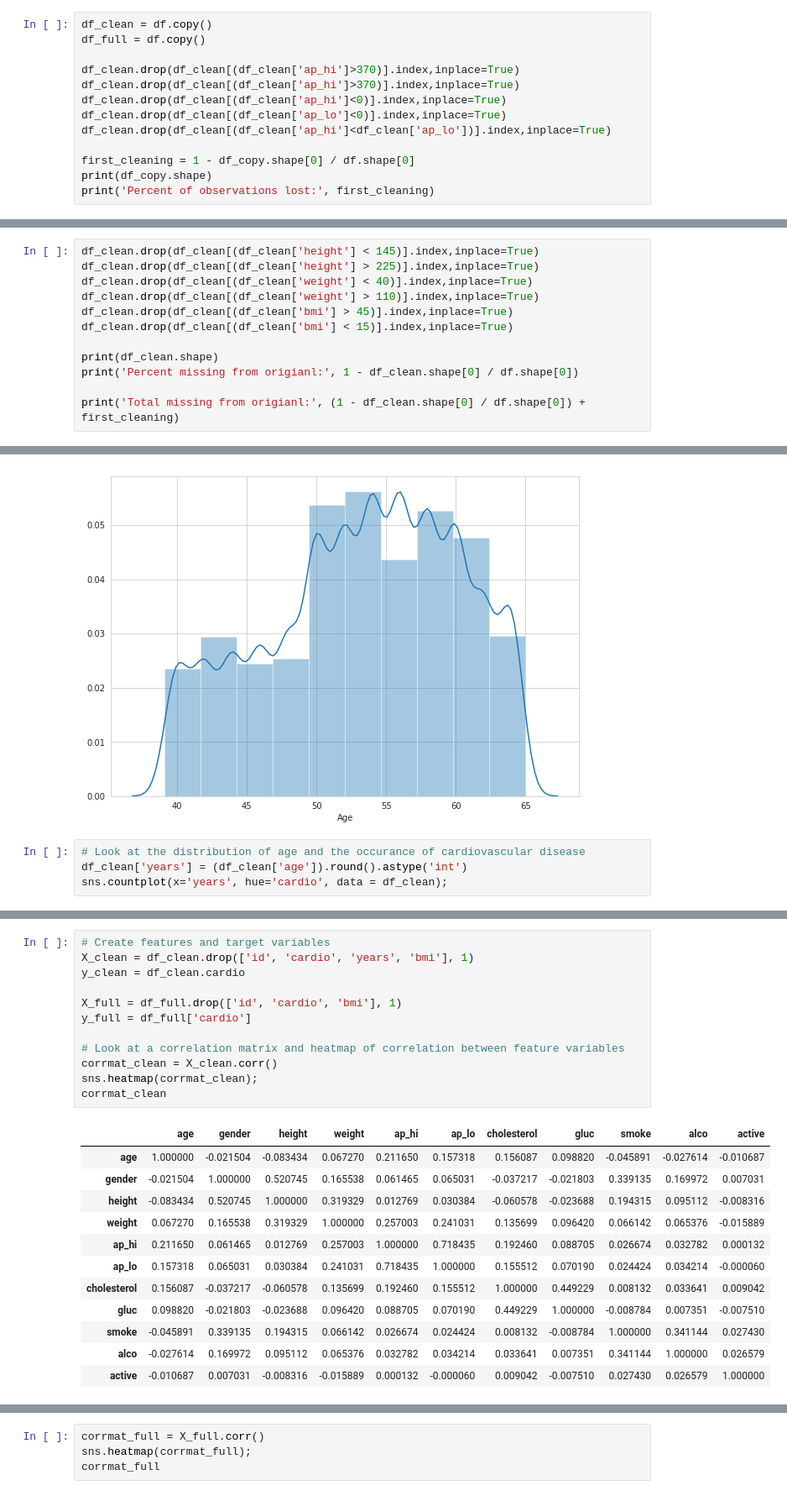
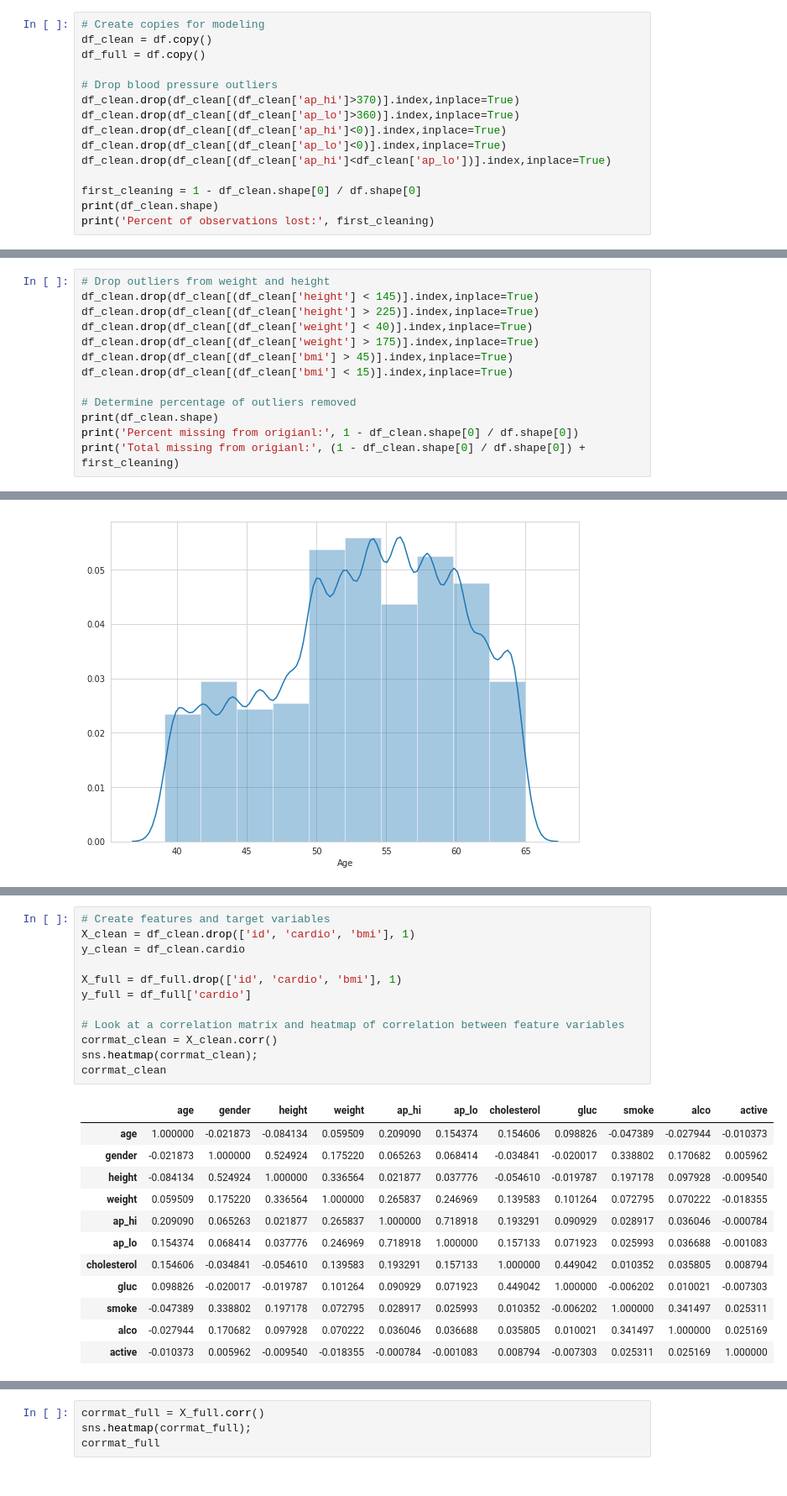
Before and after one commit to nojstradamus/capstone-unit-3, a Jupyter notebook: Capstone_2_2.ipynb, the cells around one changed output, grey strips where cells are left out. Shown at 84% size. Saved outputs shown, nothing was run; the diff lists cells and outputs as text.

```diff
--- a/Capstone_2_2.ipynb
+++ b/Capstone_2_2.ipynb
@@ -124,14 +133,16 @@ print(df[df['ap_hi'] < df['ap_lo']].shape)
 # %%
+# Create copies for modeling
 df_clean = df.copy()
 df_full = df.copy()
 
+# Drop blood pressure outliers
 df_clean.drop(df_clean[(df_clean['ap_hi']>370)].index,inplace=True)
-df_clean.drop(df_clean[(df_clean['ap_hi']>370)].index,inplace=True)
+df_clean.drop(df_clean[(df_clean['ap_lo']>360)].index,inplace=True)
 df_clean.drop(df_clean[(df_clean['ap_hi']<0)].index,inplace=True)
 df_clean.drop(df_clean[(df_clean['ap_lo']<0)].index,inplace=True)
 df_clean.drop(df_clean[(df_clean['ap_hi']<df_clean['ap_lo'])].index,inplace=True)
 
-first_cleaning = 1 - df_copy.shape[0] / df.shape[0]
-print(df_copy.shape)
+first_cleaning = 1 - df_clean.shape[0] / df.shape[0]
+print(df_clean.shape)
 print('Percent of observations lost:', first_cleaning)
 # %% [output]
@@ -162,15 +175,16 @@ print(df_clean[df_clean['bmi'] < 15].shape)
 (579, 14)
 (26, 14)
 # %%
+# Drop outliers from weight and height
 df_clean.drop(df_clean[(df_clean['height'] < 145)].index,inplace=True)
 df_clean.drop(df_clean[(df_clean['height'] > 225)].index,inplace=True)
 df_clean.drop(df_clean[(df_clean['weight'] < 40)].index,inplace=True)
-df_clean.drop(df_clean[(df_clean['weight'] > 110)].index,inplace=True)
+df_clean.drop(df_clean[(df_clean['weight'] > 175)].index,inplace=True)
 df_clean.drop(df_clean[(df_clean['bmi'] > 45)].index,inplace=True)
 df_clean.drop(df_clean[(df_clean['bmi'] < 15)].index,inplace=True)
 
+# Determine percentage of outliers removed
 print(df_clean.shape)
 print('Percent missing from origianl:', 1 - df_clean.shape[0] / df.shape[0])
-
 print('Total missing from origianl:', (1 - df_clean.shape[0] / df.shape[0]) + first_cleaning)
 # %% [output]
@@ -197,7 +212,3 @@ plt.xlabel('Age')
 # %% [output]
 Text(0.5, 0, 'Age')
 [figure]
-# %%
-# Look at the distribution of age and the occurance of cardiovascular disease
-df_clean['years'] = (df_clean['age']).round().astype('int')
-sns.countplot(x='years', hue='cardio', data = df_clean);
@@ -212,28 +301,28 @@ print(df_full.shape)
 # %%
 # Create features and target variables
-X_clean = df_clean.drop(['id', 'cardio', 'years', 'bmi'], 1)
+X_clean = df_clean.drop(['id', 'cardio', 'bmi'], 1)
 y_clean = df_clean.cardio
 
 X_full = df_full.drop(['id', 'cardio', 'bmi'], 1)
 y_full = df_full['cardio']
 
 # Look at a correlation matrix and heatmap of correlation between feature variables
 corrmat_clean = X_clean.corr()
 sns.heatmap(corrmat_clean);
 corrmat_clean
 # %% [output]
 |  | age | gender | height | weight | ap_hi | ap_lo | cholesterol | gluc | smoke | alco | active |
-| age | 1.000000 | -0.021504 | -0.083434 | 0.067270 | 0.211650 | 0.157318 | 0.156087 | 0.098820 | -0.045891 | -0.027614 | -0.010687 |
-| gender | -0.021504 | 1.000000 | 0.520745 | 0.165538 | 0.061465 | 0.065031 | -0.037217 | -0.021803 | 0.339135 | 0.169972 | 0.007031 |
-| height | -0.083434 | 0.520745 | 1.000000 | 0.319329 | 0.012769 | 0.030384 | -0.060578 | -0.023688 | 0.194315 | 0.095112 | -0.008316 |
-| weight | 0.067270 | 0.165538 | 0.319329 | 1.000000 | 0.257003 | 0.241031 | 0.135699 | 0.096420 | 0.066142 | 0.065376 | -0.015889 |
-| ap_hi | 0.211650 | 0.061465 | 0.012769 | 0.257003 | 1.000000 | 0.718435 | 0.192460 | 0.088705 | 0.026674 | 0.032782 | 0.000132 |
-| ap_lo | 0.157318 | 0.065031 | 0.030384 | 0.241031 | 0.718435 | 1.000000 | 0.155512 | 0.070190 | 0.024424 | 0.034214 | -0.000060 |
-| cholesterol | 0.156087 | -0.037217 | -0.060578 | 0.135699 | 0.192460 | 0.155512 | 1.000000 | 0.449229 | 0.008132 | 0.033641 | 0.009042 |
-| gluc | 0.098820 | -0.021803 | -0.023688 | 0.096420 | 0.088705 | 0.070190 | 0.449229 | 1.000000 | -0.008784 | 0.007351 | -0.007510 |
-| smoke | -0.045891 | 0.339135 | 0.194315 | 0.066142 | 0.026674 | 0.024424 | 0.008132 | -0.008784 | 1.000000 | 0.341144 | 0.027430 |
-| alco | -0.027614 | 0.169972 | 0.095112 | 0.065376 | 0.032782 | 0.034214 | 0.033641 | 0.007351 | 0.341144 | 1.000000 | 0.026579 |
-| active | -0.010687 | 0.007031 | -0.008316 | -0.015889 | 0.000132 | -0.000060 | 0.009042 | -0.007510 | 0.027430 | 0.026579 | 1.000000 |
+| age | 1.000000 | -0.021873 | -0.084134 | 0.059509 | 0.209090 | 0.154374 | 0.154606 | 0.098826 | -0.047389 | -0.027944 | -0.010373 |
+| gender | -0.021873 | 1.000000 | 0.524924 | 0.175220 | 0.065263 | 0.068414 | -0.034841 | -0.020017 | 0.338802 | 0.170682 | 0.005962 |
+| height | -0.084134 | 0.524924 | 1.000000 | 0.336564 | 0.021877 | 0.037776 | -0.054610 | -0.019787 | 0.197178 | 0.097928 | -0.009540 |
+| weight | 0.059509 | 0.175220 | 0.336564 | 1.000000 | 0.265837 | 0.246969 | 0.139583 | 0.101264 | 0.072795 | 0.070222 | -0.018355 |
+| ap_hi | 0.209090 | 0.065263 | 0.021877 | 0.265837 | 1.000000 | 0.718918 | 0.193291 | 0.090929 | 0.028917 | 0.036046 | -0.000784 |
+| ap_lo | 0.154374 | 0.068414 | 0.037776 | 0.246969 | 0.718918 | 1.000000 | 0.157133 | 0.071923 | 0.025993 | 0.036688 | -0.001083 |
+| cholesterol | 0.154606 | -0.034841 | -0.054610 | 0.139583 | 0.193291 | 0.157133 | 1.000000 | 0.449042 | 0.010352 | 0.035805 | 0.008794 |
+| gluc | 0.098826 | -0.020017 | -0.019787 | 0.101264 | 0.090929 | 0.071923 | 0.449042 | 1.000000 | -0.006202 | 0.010021 | -0.007303 |
+| smoke | -0.047389 | 0.338802 | 0.197178 | 0.072795 | 0.028917 | 0.025993 | 0.010352 | -0.006202 | 1.000000 | 0.341497 | 0.025311 |
+| alco | -0.027944 | 0.170682 | 0.097928 | 0.070222 | 0.036046 | 0.036688 | 0.035805 | 0.010021 | 0.341497 | 1.000000 | 0.025169 |
+| active | -0.010373 | 0.005962 | -0.009540 | -0.018355 | -0.000784 | -0.001083 | 0.008794 | -0.007303 | 0.025311 | 0.025169 | 1.000000 |
 [figure]
 # %%
 corrmat_full = X_full.corr()
```
Also changed, not shown: parts of 41 cells of this notebook.
